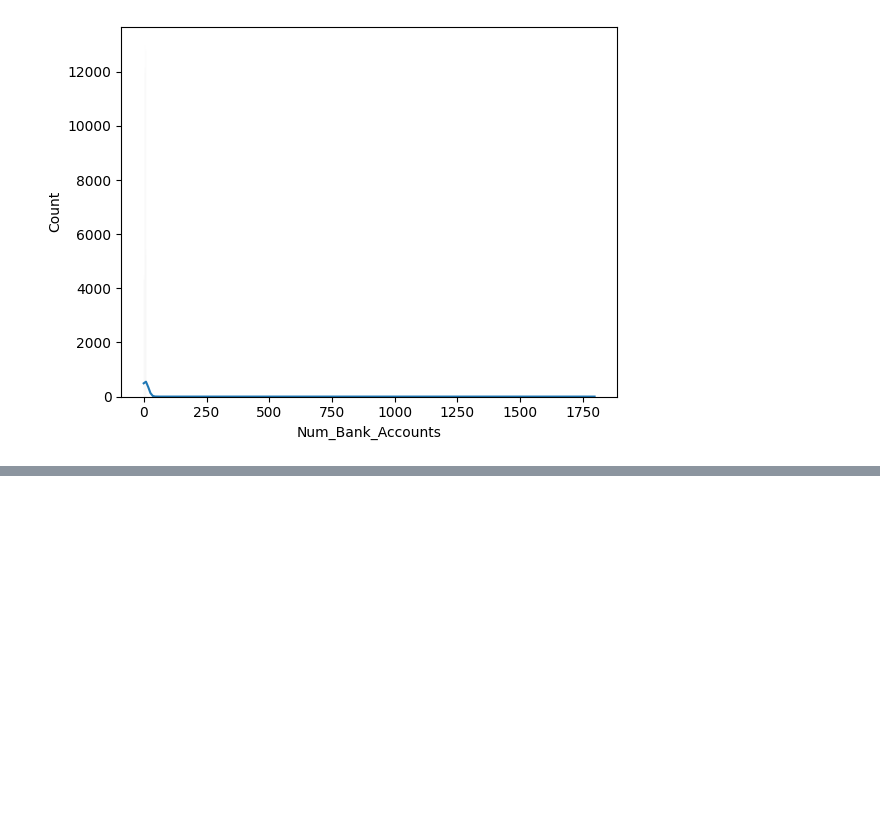
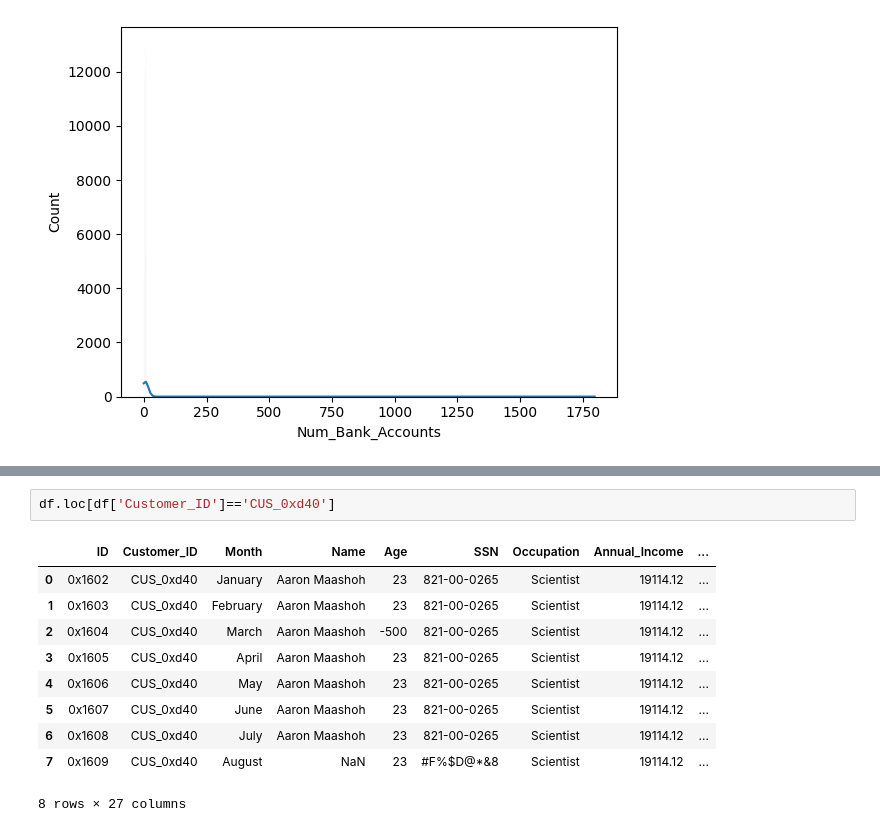
Before and after one commit to Jayaprakash1710/Credit-Score-Calculation, a Jupyter notebook: Credit_score_calculation.ipynb, the cells around one changed output, grey strips where cells are left out. Drawn from its saved outputs; the diff is of its cells as text; blank space fills up the shorter version.

```diff
--- a/Credit_score_calculation.ipynb
+++ b/Credit_score_calculation.ipynb
@@ -111,0 +162,13 @@ sns.histplot(df['Num_Bank_Accounts'],kde=True)
+# %%
+df.loc[df['Customer_ID']=='CUS_0xd40']
+# %% [output]
+|  | ID | Customer_ID | Month | Name | Age | SSN | Occupation | Annual_Income | ... |
+| 0 | 0x1602 | CUS_0xd40 | January | Aaron Maashoh | 23 | 821-00-0265 | Scientist | 19114.12 | ... |
+| 1 | 0x1603 | CUS_0xd40 | February | Aaron Maashoh | 23 | 821-00-0265 | Scientist | 19114.12 | ... |
+| 2 | 0x1604 | CUS_0xd40 | March | Aaron Maashoh | -500 | 821-00-0265 | Scientist | 19114.12 | ... |
+| 3 | 0x1605 | CUS_0xd40 | April | Aaron Maashoh | 23 | 821-00-0265 | Scientist | 19114.12 | ... |
+| 4 | 0x1606 | CUS_0xd40 | May | Aaron Maashoh | 23 | 821-00-0265 | Scientist | 19114.12 | ... |
+| 5 | 0x1607 | CUS_0xd40 | June | Aaron Maashoh | 23 | 821-00-0265 | Scientist | 19114.12 | ... |
+| 6 | 0x1608 | CUS_0xd40 | July | Aaron Maashoh | 23 | 821-00-0265 | Scientist | 19114.12 | ... |
+| 7 | 0x1609 | CUS_0xd40 | August | NaN | 23 | #F%$D@*&8 | Scientist | 19114.12 | ... |
+8 rows × 27 columns
```
Also changed, not shown: parts of 12 cells of this notebook.
